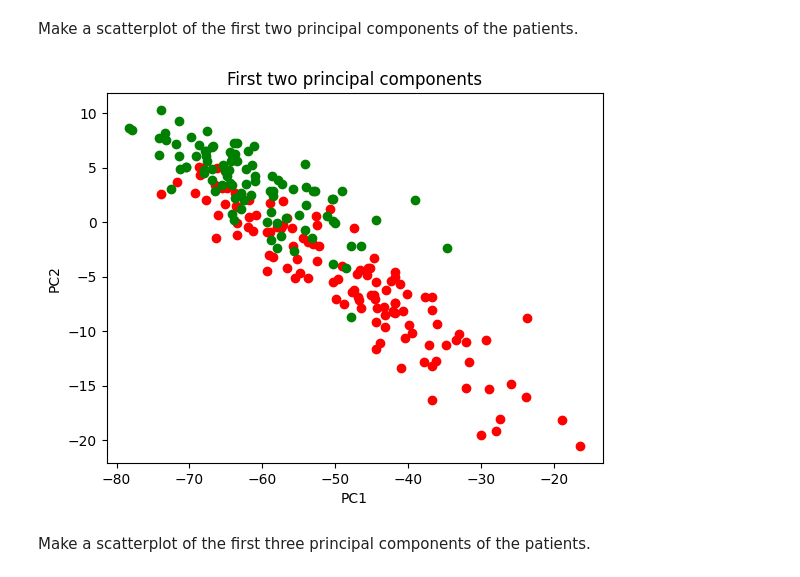
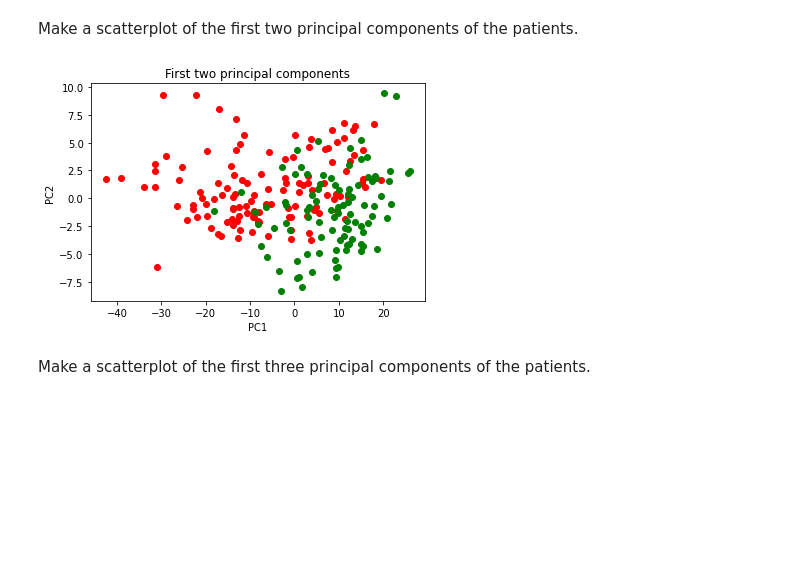
Before and after one commit to biromiro/polimi-naml, a Jupyter notebook: lab-02/cancer_diagnostic.ipynb, the cells around one changed output. Drawn from its saved outputs; the diff is of its cells as text; code cells hidden in the pictures; blank space fills up the shorter version.

```diff
--- a/lab-02/cancer_diagnostic.ipynb
+++ b/lab-02/cancer_diagnostic.ipynb
@@ -106,18 +106,18 @@ U.shape, s.shape, VT.shape
 # %% [markdown]
 Make a scatterplot of the first two principal components of the patients.
 # %%
-component1 = (A.transpose() - A_mean[:, None]) @ VT[0, :]
-component2 = (A.transpose() - A_mean[:, None]) @ VT[1, :]
+component1 = U[:, 0] @ (A - A_mean[:, None])
+component2 = U[:, 1] @ (A - A_mean[:, None])
 
 # plot the first two principal components
 plt.scatter(component1[patients_cancer], component2[patients_cancer], c='r', label='Cancer')
 plt.scatter(component1[~patients_cancer], component2[~patients_cancer], c='g', label='Healthy')
 plt.xlabel('PC1')
 plt.ylabel('PC2')
 plt.title('First two principal components')
 plt.show()
 # %% [output]
-[figure, old version]
+[figure, new version]
 # %% [markdown]
 Make a scatterplot of the first three principal components of the patients.
 # %%
```
Also changed, not shown: parts of 6 cells of this notebook.
